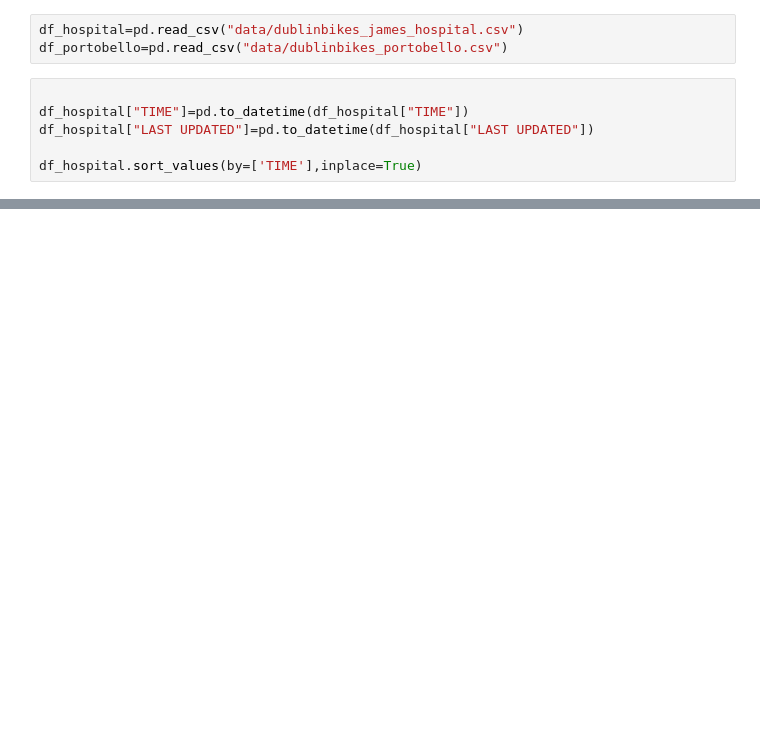
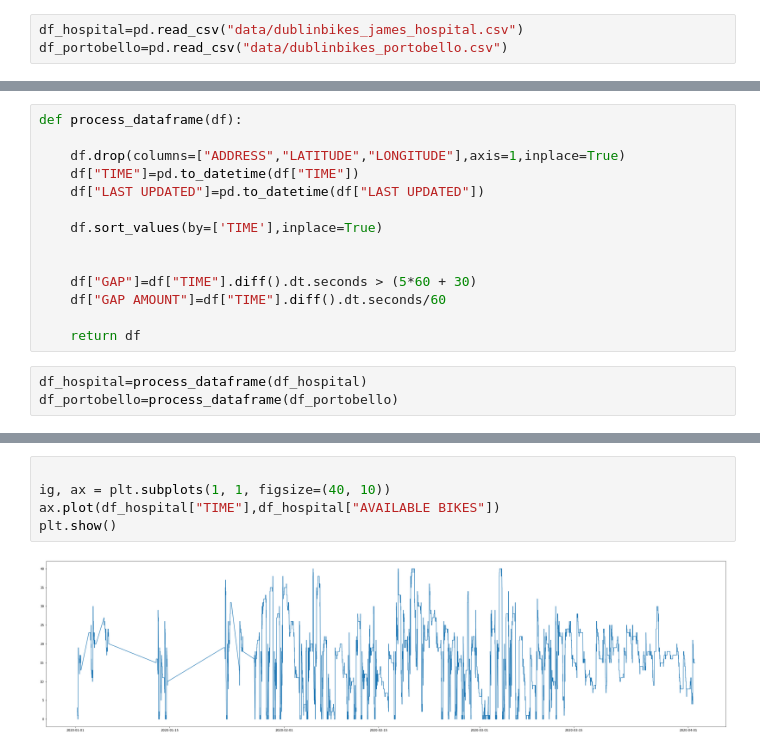
Before and after one commit to cormac-doyle/Final-Assignment-Machine-Learning, a Jupyter notebook: main.ipynb, the cells around one changed output, grey strips where cells are left out. Cells and saved outputs as stored; diff of their text form; blank space fills up the shorter version.

Commit message:
data visualised

```diff
--- a/main.ipynb
+++ b/main.ipynb
@@ -16,9 +18,3 @@ df_portobello.to_csv('data/dublinbikes_portobello.csv',index=False)
 # %%
 df_hospital=pd.read_csv("data/dublinbikes_james_hospital.csv")
 df_portobello=pd.read_csv("data/dublinbikes_portobello.csv")
-# %%
-
-df_hospital["TIME"]=pd.to_datetime(df_hospital["TIME"])
-df_hospital["LAST UPDATED"]=pd.to_datetime(df_hospital["LAST UPDATED"])
-
-df_hospital.sort_values(by=['TIME'],inplace=True)
@@ -48,0 +21,17 @@ plt.plot(df["TIME"],df["AVAILABLE BIKES"])
+# %%
+def process_dataframe(df):
+
+    df.drop(columns=["ADDRESS","LATITUDE","LONGITUDE"],axis=1,inplace=True)
+    df["TIME"]=pd.to_datetime(df["TIME"])
+    df["LAST UPDATED"]=pd.to_datetime(df["LAST UPDATED"])
+
+    df.sort_values(by=['TIME'],inplace=True)
+
+
+    df["GAP"]=df["TIME"].diff().dt.seconds > (5*60 + 30)
+    df["GAP AMOUNT"]=df["TIME"].diff().dt.seconds/60
+
+    return df
+# %%
+df_hospital=process_dataframe(df_hospital)
+df_portobello=process_dataframe(df_portobello)
@@ -48,0 +57,7 @@ plt.plot(df["TIME"],df["AVAILABLE BIKES"])
+# %%
+
+ig, ax = plt.subplots(1, 1, figsize=(40, 10))
+ax.plot(df_hospital["TIME"],df_hospital["AVAILABLE BIKES"])
+plt.show()
+# %% [output]
+[figure, added]
```
Also changed, not shown: parts of 5 cells of this notebook.
